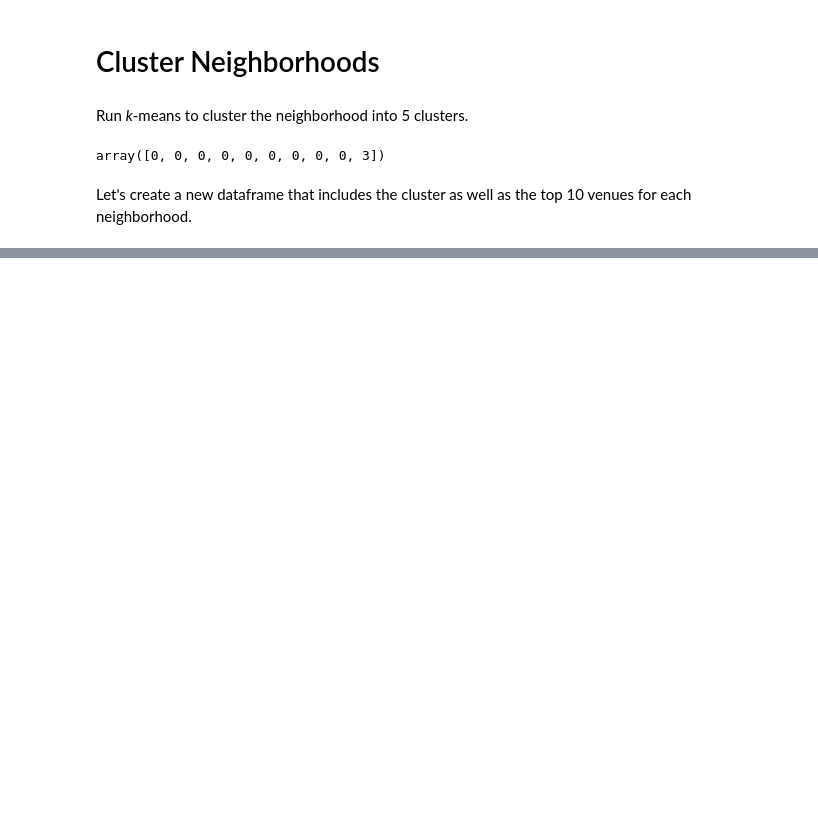
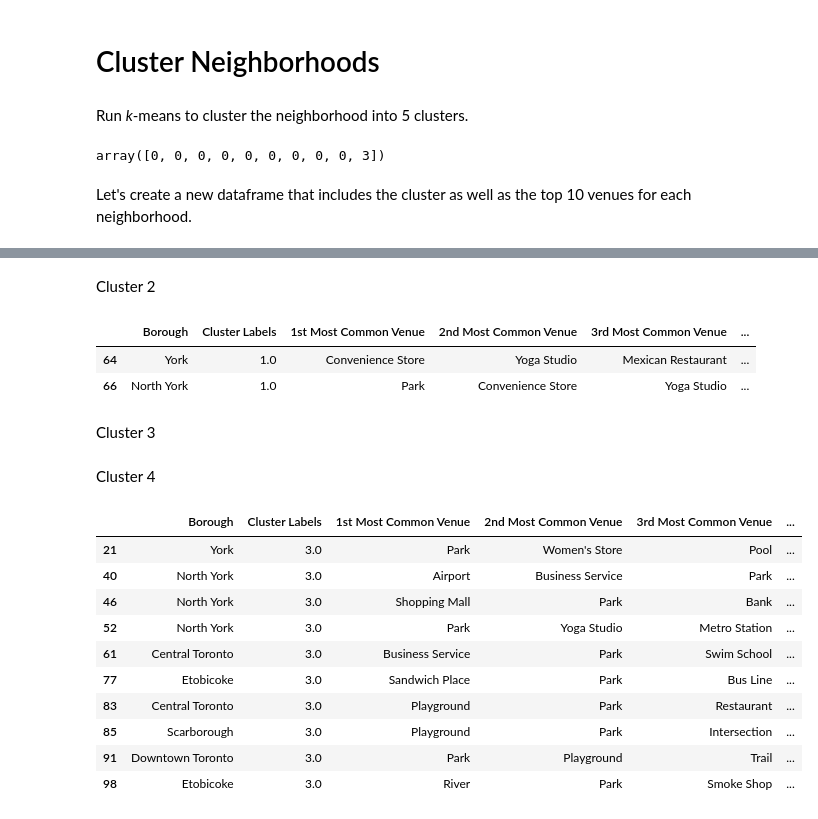
Before and after one commit to leodrivera/Coursera_Capstone, a Jupyter notebook: Neighborhoods in Toronto/Part_3.ipynb, the cells around one changed output, grey strips where cells are left out. Drawn from its saved outputs; the diff is of its cells as text; code cells hidden in the pictures; blank space fills up the shorter version.

```diff
--- a/Neighborhoods in Toronto/Part_3.ipynb
+++ b/Neighborhoods in Toronto/Part_3.ipynb
@@ -423,0 +442,10 @@ map_clusters
+# %% [markdown]
+Cluster 2
+# %%
+toronto_merged.loc[toronto_merged['Cluster Labels'] == 1, toronto_merged.columns[[1] + list(range(5, toronto_merged.shape[1]))]]
+# %% [output]
+|  | Borough | Cluster Labels | 1st Most Common Venue | 2nd Most Common Venue | 3rd Most Common Venue | ... |
+| 64 | York | 1.0 | Convenience Store | Yoga Studio | Mexican Restaurant | ... |
+| 66 | North York | 1.0 | Park | Convenience Store | Yoga Studio | ... |
+# %% [markdown]
+Cluster 3
@@ -423,0 +454,16 @@ map_clusters
+# %% [markdown]
+Cluster 4
+# %%
+toronto_merged.loc[toronto_merged['Cluster Labels'] == 3, toronto_merged.columns[[1] + list(range(5, toronto_merged.shape[1]))]]
+# %% [output]
+|  | Borough | Cluster Labels | 1st Most Common Venue | 2nd Most Common Venue | 3rd Most Common Venue | ... |
+| 21 | York | 3.0 | Park | Women's Store | Pool | ... |
+| 40 | North York | 3.0 | Airport | Business Service | Park | ... |
+| 46 | North York | 3.0 | Shopping Mall | Park | Bank | ... |
+| 52 | North York | 3.0 | Park | Yoga Studio | Metro Station | ... |
+| 61 | Central Toronto | 3.0 | Business Service | Park | Swim School | ... |
+| 77 | Etobicoke | 3.0 | Sandwich Place | Park | Bus Line | ... |
+| 83 | Central Toronto | 3.0 | Playground | Park | Restaurant | ... |
+| 85 | Scarborough | 3.0 | Playground | Park | Intersection | ... |
+| 91 | Downtown Toronto | 3.0 | Park | Playground | Trail | ... |
+| 98 | Etobicoke | 3.0 | River | Park | Smoke Shop | ... |
```
Also changed, not shown: parts of 5 cells of this notebook.
